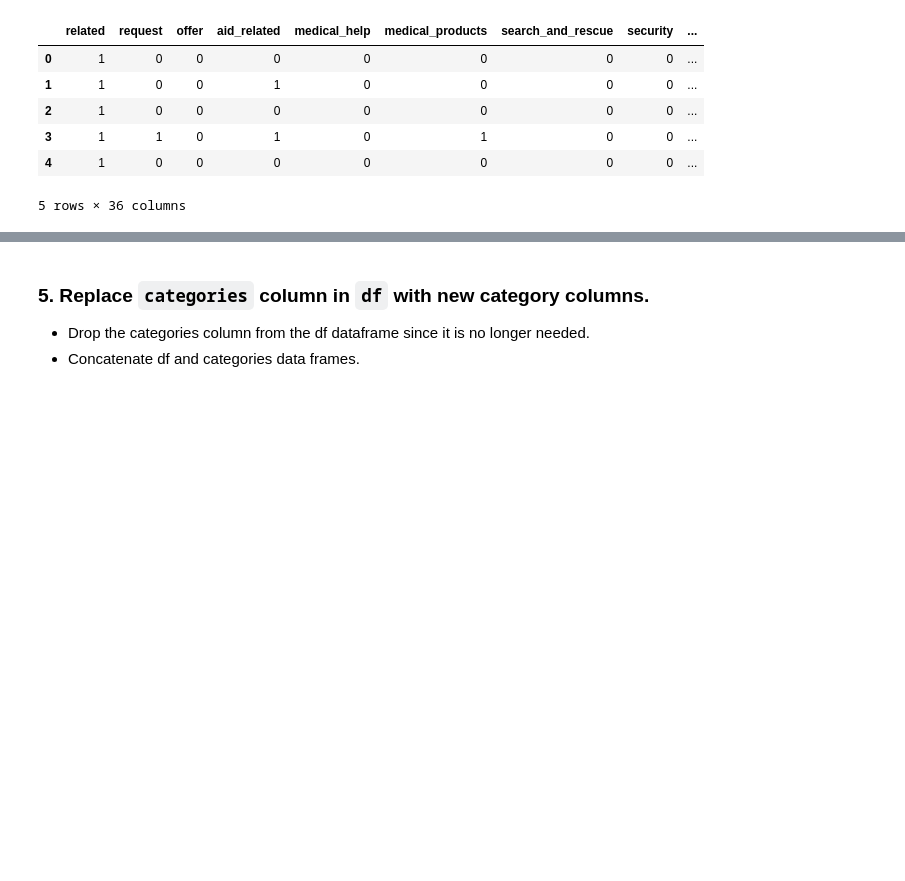
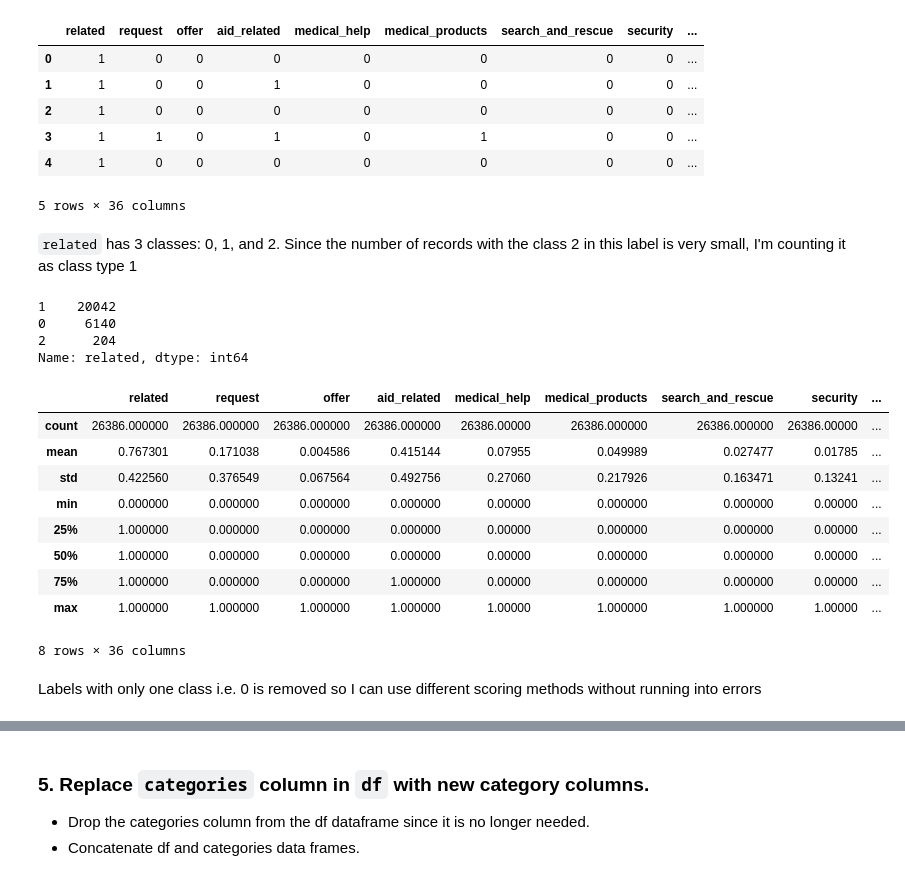
Before and after one commit to ambreen2006/Disaster_Response_Pipeline_Project, a Jupyter notebook: ETL Pipeline Preparation.ipynb, the cells around one changed output, grey strips where cells are left out. Saved outputs shown, nothing was run; the diff lists cells and outputs as text; code cells hidden in the pictures; blank space fills up the shorter version.

```diff
--- a/ETL Pipeline Preparation.ipynb
+++ b/ETL Pipeline Preparation.ipynb
@@ -123,3 +123,12 @@ categories.head()
 | 3 | 1 | 1 | 0 | 1 | 0 | 1 | 0 | 0 | ... |
 | 4 | 1 | 0 | 0 | 0 | 0 | 0 | 0 | 0 | ... |
 5 rows × 36 columns
+# %% [markdown]
+`related` has 3 classes: 0, 1, and 2. Since the number of records with the class 2 in this label is very small, I'm counting it as class type 1
+# %%
+categories.related.value_counts()
+# %% [output]
+1    20042
+0     6140
+2      204
+Name: related, dtype: int64
@@ -125,0 +137,15 @@ categories.head()
+# %%
+categories.describe()
+# %% [output]
+|  | related | request | offer | aid_related | medical_help | medical_products | search_and_rescue | security | ... |
+| count | 26386.000000 | 26386.000000 | 26386.000000 | 26386.000000 | 26386.00000 | 26386.000000 | 26386.000000 | 26386.00000 | ... |
+| mean | 0.767301 | 0.171038 | 0.004586 | 0.415144 | 0.07955 | 0.049989 | 0.027477 | 0.01785 | ... |
+| std | 0.422560 | 0.376549 | 0.067564 | 0.492756 | 0.27060 | 0.217926 | 0.163471 | 0.13241 | ... |
+| min | 0.000000 | 0.000000 | 0.000000 | 0.000000 | 0.00000 | 0.000000 | 0.000000 | 0.00000 | ... |
+| 25% | 1.000000 | 0.000000 | 0.000000 | 0.000000 | 0.00000 | 0.000000 | 0.000000 | 0.00000 | ... |
+| 50% | 1.000000 | 0.000000 | 0.000000 | 0.000000 | 0.00000 | 0.000000 | 0.000000 | 0.00000 | ... |
+| 75% | 1.000000 | 0.000000 | 0.000000 | 1.000000 | 0.00000 | 0.000000 | 0.000000 | 0.00000 | ... |
+| max | 1.000000 | 1.000000 | 1.000000 | 1.000000 | 1.00000 | 1.000000 | 1.000000 | 1.00000 | ... |
+8 rows × 36 columns
+# %% [markdown]
+Labels with only one class i.e. 0 is removed so I can use different scoring methods without running into errors
```
Also changed, not shown: parts of 8 cells of this notebook.
